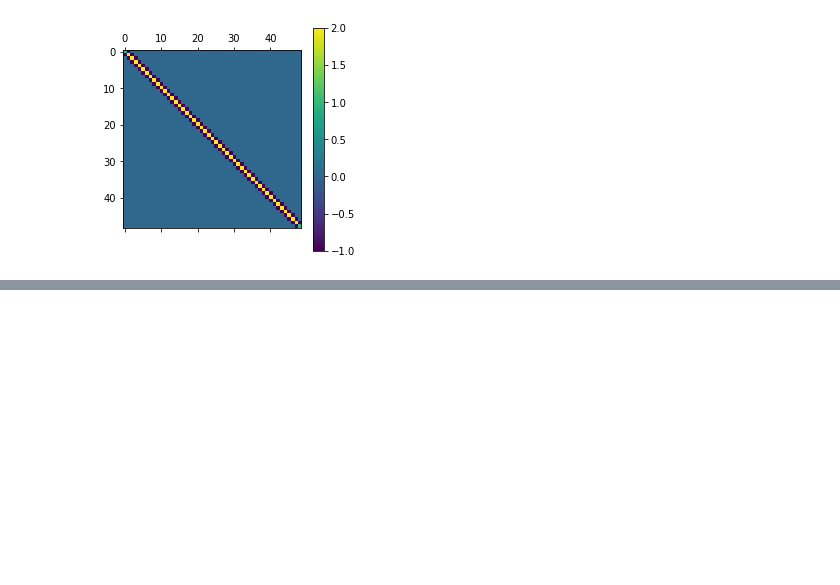
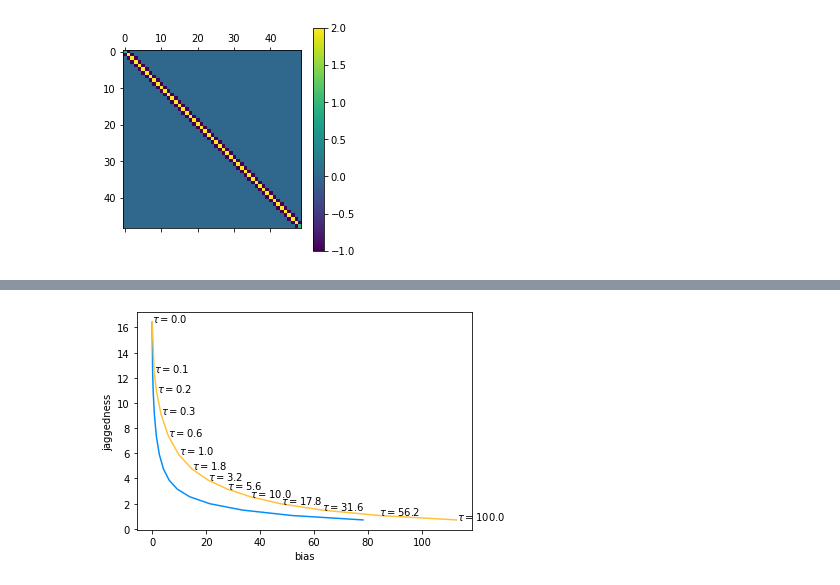
Before and after one commit to ast0815/regularisation, a Jupyter notebook: toy.ipynb, the cells around one changed output, grey strips where cells are left out. Cells and saved outputs as stored; diff of their text form; code cells hidden in the pictures; blank space fills up the shorter version.

```diff
--- a/toy.ipynb
+++ b/toy.ipynb
@@ -137,0 +157,22 @@ for x, y, tau in zip(bias, jaggedness, tau_list):
+# %%
+# Alt metrics
+# Wasserstein distance in uncorrelated standard normal space
+# The Fréchet distance between multivariate normal distributions
+# https://doi.org/10.1016/0047-259X(82)90077-X
+dist = []
+U = cholesky(cov_unfolded_inv)
+m = U @ unfolded_h[0]
+for x, cov in zip(regularised_list, cov_list):
+    diff = m - U @ x
+    S = U @ cov @ U.T
+    d = diff.T @ diff + cov.shape[0] + np.trace(S - 2 * sqrtm(S))
+    dist.append(np.abs(d))  # Catch some numerical issues
+# %%
+plt.plot(bias, jaggedness)
+plt.plot(dist, jaggedness)
+plt.xlabel("bias")
+plt.ylabel("jaggedness")
+for x, y, tau in zip(dist, jaggedness, tau_list):
+    plt.annotate(fr"$\tau = {tau:.1f}$", (x, y))
+# %% [output]
+[figure, added]
```
Also changed, not shown: parts of 13 cells of this notebook.
